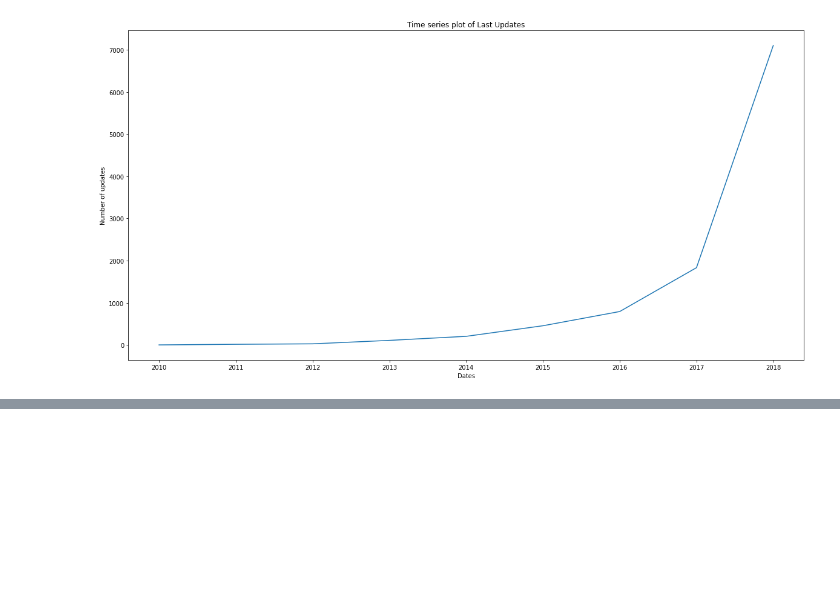
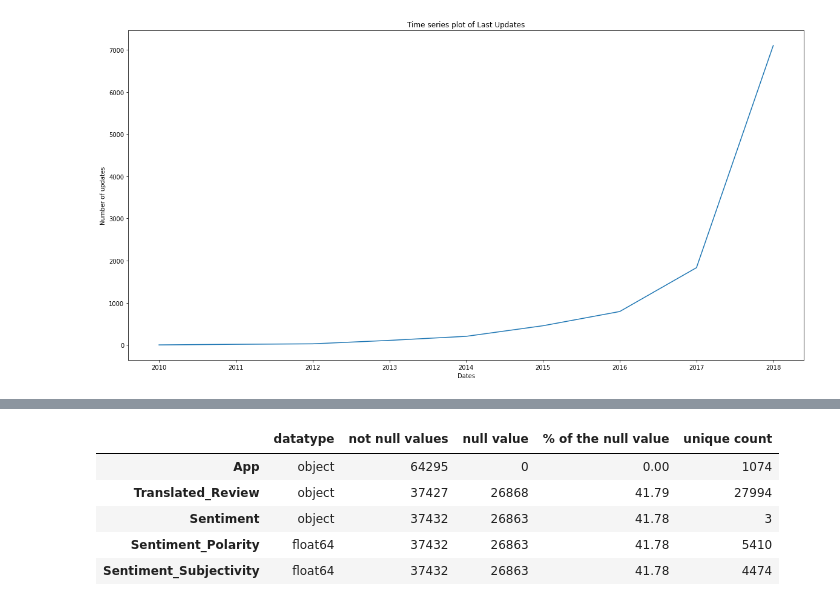
Before and after one commit to shu-nya/Play-Store-App-Review-Analysis, a Jupyter notebook: Play_Store_App_Review_Analysis.ipynb, the cells around one changed output, grey strips where cells are left out. Saved outputs shown, nothing was run; the diff lists cells and outputs as text; code cells hidden in the pictures; blank space fills up the shorter version.

```diff
--- a/Play_Store_App_Review_Analysis.ipynb
+++ b/Play_Store_App_Review_Analysis.ipynb
@@ -1018,0 +1078,17 @@ Text(0.5, 1.0, 'Time series plot of Last Updates')
+# %%
+def Urinfo():
+  temp1=pd.DataFrame(index=ur_df.columns)
+  temp1["datatype"]=ur_df.dtypes
+  temp1["not null values"]=ur_df.count()
+  temp1["null value"]=ur_df.isnull().sum()
+  temp1["% of the null value"]=ur_df.isnull().mean().round(4)*100
+  temp1["unique count"]=ur_df.nunique()
+  return temp1
+Urinfo()
+# %% [output]
+|  | datatype | not null values | null value | % of the null value | unique count |
+| App | object | 64295 | 0 | 0.00 | 1074 |
+| Translated_Review | object | 37427 | 26868 | 41.79 | 27994 |
+| Sentiment | object | 37432 | 26863 | 41.78 | 3 |
+| Sentiment_Polarity | float64 | 37432 | 26863 | 41.78 | 5410 |
+| Sentiment_Subjectivity | float64 | 37432 | 26863 | 41.78 | 4474 |
```
Also changed, not shown: parts of 19 cells of this notebook.
